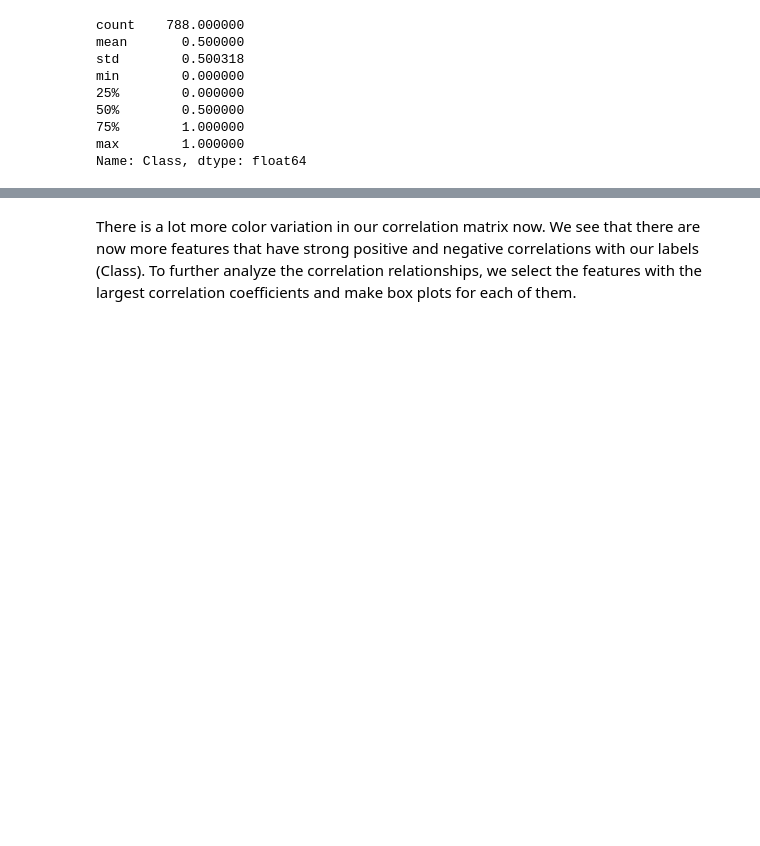
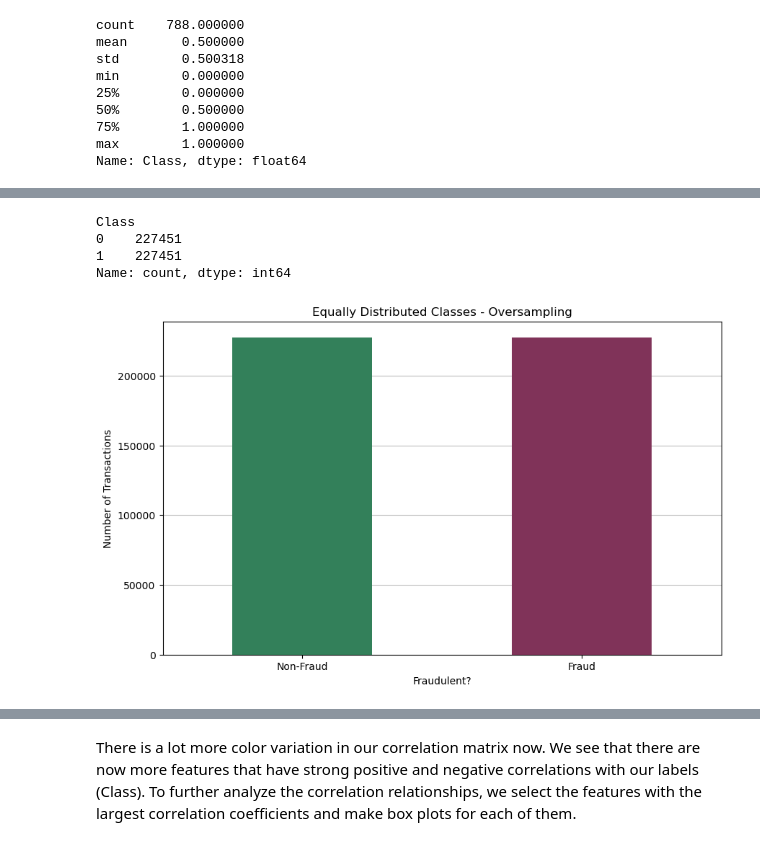
Before and after one commit to iaheung/credit_card_fraud_analysis, a Jupyter notebook: data_prep.ipynb, the cells around one changed output, grey strips where cells are left out. Cells and saved outputs as stored; diff of their text form; code cells hidden in the pictures; blank space fills up the shorter version.

```diff
--- a/data_prep.ipynb
+++ b/data_prep.ipynb
@@ -441,0 +455,32 @@ plt.show()
+# %%
+sm = SMOTE(sampling_strategy='minority', random_state=242)
+
+xtrain_smote, ytrain_smote = sm.fit_resample(xtrain, ytrain)
+
+# shuffle
+smote_combined = pd.concat([xtrain_smote, ytrain_smote], axis=1)
+smote_combined = smote_combined.sample(frac=1, random_state=24)
+xtrain_smote_shuffled = smote_combined.drop('Class', axis=1)
+ytrain_smote_shuffled = smote_combined['Class']
+
+# check our new SMOTE adjusted classes
+ytrain_smote.value_counts()
+# %% [output]
+Class
+0    227451
+1    227451
+Name: count, dtype: int64
+# %%
+# lets plot a bar chart to see our SMOTE oversampled data
+plt.figure(figsize=(10,6))
+
+ax = ytrain_smote.value_counts().plot(kind='bar', ax=plt.gca(), color=['#33805a','#803359'], zorder=3)
+ax.set_title('Equally Distributed Classes - Oversampling')
+ax.set_xlabel('Fraudulent?')
+ax.set_ylabel('Number of Transactions')
+ax.grid(axis='y', color='gray', alpha=0.5, zorder=1)
+ax.set_xticklabels(['Non-Fraud', 'Fraud'], rotation=0)
+
+plt.show()
+# %% [output]
+[figure, added]
```
Also changed, not shown: parts of 17 cells of this notebook, 1 other file.
